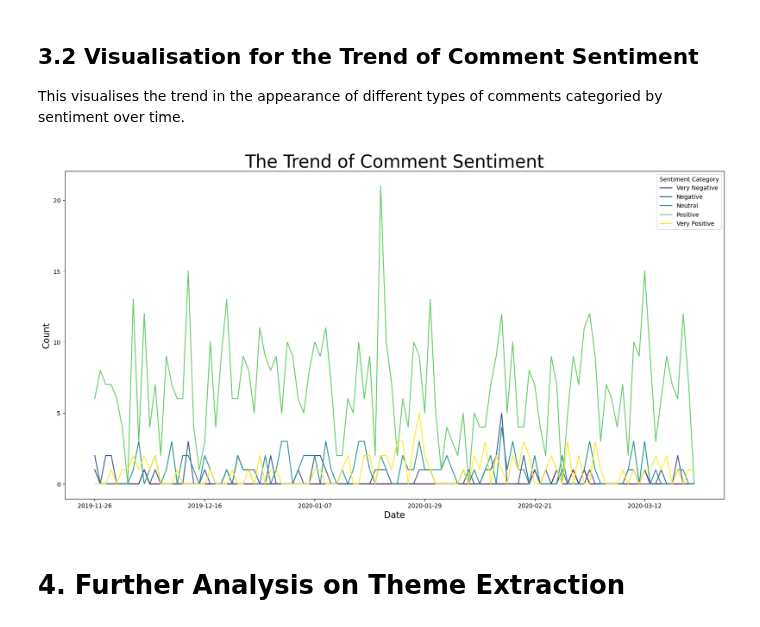
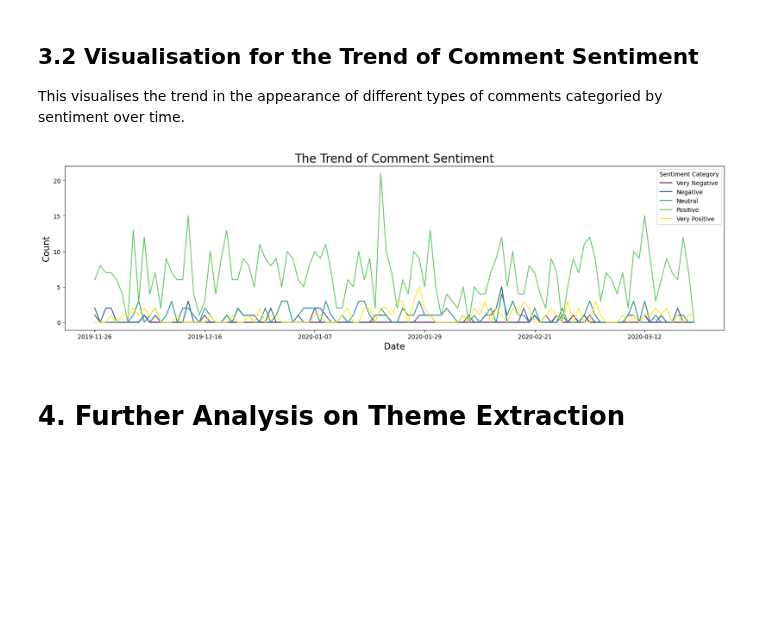
Before and after one commit to yionna/DSA3101-Object-Not-Found, a Jupyter notebook: group_tasks/Subgroup A/qn1(optional).ipynb, the cells around one changed output. Cells and saved outputs as stored; diff of their text form; code cells hidden in the pictures; blank space fills up the shorter version.

```diff
--- a/group_tasks/Subgroup A/qn1(optional).ipynb
+++ b/group_tasks/Subgroup A/qn1(optional).ipynb
@@ -27,7 +27,19 @@ feedback_df = pd.read_csv('../../data/raw/bank_reviews3.csv')
 # %% [markdown]
 ## 2.1 Function for Sentiment Analysis and Theme Extraction
 # %%
-def comment_analysis(date, title, comment) -> dict:
+def comment_analysis(date, title, comment):
+    '''
+    This function saves the basic information of a comment which includes its published date, title and content.
+    Meanwhile, it also saves the sentiment polarity of the comment and the themes extracted from it.
+
+    Args:
+        date (string): The published date of a comment
+        title (string): The title of a comment
+        comment (string): The content of a comment
+
+    Returns:
+        dict: a dictionary contains the published date, the title, the content, the sentiment polarity and the themes extracted of a comment
+    '''
     dict = {}
     dict['date'] = date
     dict['title'] = title
@@ -56,3 +60,23 @@ def construct_dataset(dates, titles, comments):
+# %%
+def construct_dataset(dates, titles, comments):
+    '''
+    This function constructs a DataFrame which contains the basic information and the result of NLP analysis of comments collected.
+
+    Args:
+        dates (datetime): The list of published dates of comments collected
+        titles (string): The list of title of comments collected
+        comments (string): The list of the content of comments collected
+
+    Returns:
+        DataFrame: A table of five columns.
+                   Each row represents a column and contains its published date, title, content, sentiment polarity and the themes extracted from it.
+    '''
+    dataset = []
+
+    for date, title, comment in zip(dates, titles, comments):
+        dataset.append(comment_analysis(date, title, comment))
+
+    return pd.DataFrame(dataset)
 # %% [markdown]
 ## 2.3 Sample Analysis on the Sample Dataset
 # %%
@@ -87,15 +111,15 @@ This visualises the trend in the appearance of different types of comments categ
 # %%
 sentiment_trend = nlp_dataset.groupby('date')['polarity_category'].value_counts().unstack(fill_value=0)
 
-fig, ax = plt.subplots(figsize=(20, 10))
+fig, ax = plt.subplots(figsize=(20, 5))
 sentiment_trend.plot(kind='line', ax=ax, colormap='viridis')
 ax.legend(title = 'Sentiment Category')
 ax.set_xlabel('Date', fontsize=15)
 ax.set_ylabel('Count', fontsize=15)
-plt.title('The Trend of Comment Sentiment', fontsize=30)
+plt.title('The Trend of Comment Sentiment', fontsize=20)
 plt.show()
 # %% [output]
-[figure, old version]
+[figure, new version]
 # %% [markdown]
 # 4. Further Analysis on Theme Extraction
 # %% [markdown]
```
Also changed, not shown: parts of 3 cells of this notebook, 1 other file.
